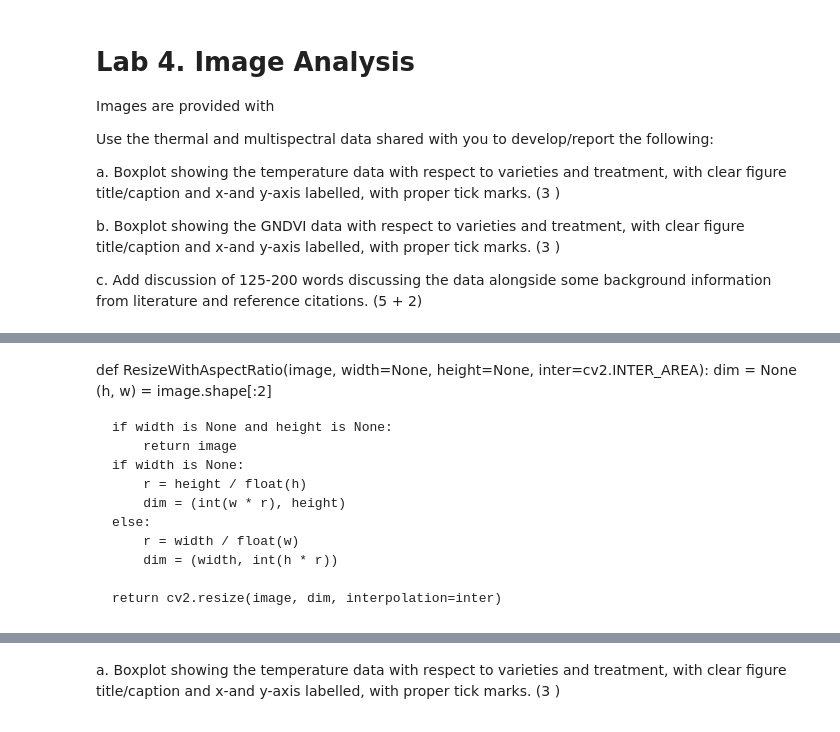
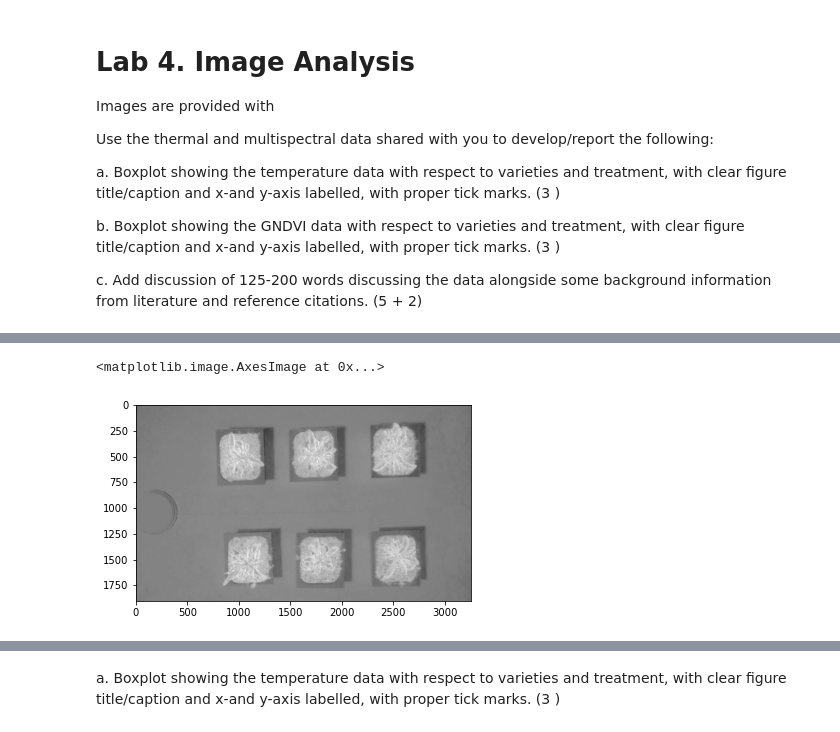
Before and after one commit to fieryWalrus1002/bsyse541_hw, a Jupyter notebook: lab4/lab4_image_analysis.ipynb, the cells around one changed output, grey strips where cells are left out. Saved outputs shown, nothing was run; the diff lists cells and outputs as text; code cells hidden in the pictures.

```diff
--- a/lab4/lab4_image_analysis.ipynb
+++ b/lab4/lab4_image_analysis.ipynb
@@ -23,9 +68,13 @@ import numpy as np
 # %%
+improc = ImageProcessing()
+pc = PlotCoordinates()
+
 # import the images
 # WT, ABAL, and OST22D Drought and Control
 # ['data\\raw\\ABAL_Control.JPG', 'data\\raw\\ABAL_Drought.JPG', 'data\\raw\\OST22D_Control.JPG', 'data\\raw\\OST22D_Drought.JPG', 'data\\raw\\WT-Control.JPG', 'data\\raw\\WT_Drought.JPG']
 # y, x, z
-images = [cv.imread(str(imagepath), cv.IMREAD_UNCHANGED)[900:2800, 1250:4500, :] for imagepath in pathlib.Path('./data/raw/').glob('*.JPG')]
+imagepaths =  list(pathlib.Path('./data/raw/').glob('*.JPG'))
+images = [cv.imread(str(imagepath), cv.IMREAD_UNCHANGED)[900:2800, 1250:4500, :] for imagepath in imagepaths]
 print(images[0].shape)
 
 # (NIR, G, B) order
@@ -36,5 +85,14 @@ images_ngb = [cv.cvtColor(image, cv.COLOR_BGR2RGB) for image in images]
 
 # grayscale images
 images_grayscale = [cv.cvtColor(image, cv.COLOR_BGR2GRAY) for image in images]
+
+print(imagepaths)
+type_dict = {0:{"gt": "ABAL", "treatment":"control"},
+             1:{"gt": "ABAL", "treatment":"drought"},
+             2:{"gt": "OST22D", "treatment":"control"},
+             3:{"gt": "OST22D", "treatment":"drought"},
+             4:{"gt": "WT", "treatment":"control"},
+             5:{"gt": "WT", "treatment":"drought"},
+            }
 # %% [output]
 (1900, 3250, 3)
@@ -159,15 +213,0 @@ plt.imshow(images_ngb_contours[0], cmap="gray")
-# %% [markdown]
-def ResizeWithAspectRatio(image, width=None, height=None, inter=cv2.INTER_AREA):
-    dim = None
-    (h, w) = image.shape[:2]
-
-    if width is None and height is None:
-        return image
-    if width is None:
-        r = height / float(h)
-        dim = (int(w * r), height)
-    else:
-        r = width / float(w)
-        dim = (width, int(h * r))
-
-    return cv2.resize(image, dim, interpolation=inter)
@@ -251,0 +214,7 @@ def load_img(self, channel_name: str):
+# %%
+# calculate gndvi
+gndvi_imgs = [improc.calc_spec_idx(combo=(0, 2), bands=img) for img in images_ngb]
+plt.imshow(gndvi_imgs[0], cmap="gray")
+# %% [output]
+<matplotlib.image.AxesImage at 0x...>
+[figure, added]
```
Also changed, not shown: parts of 23 cells of this notebook, 8 other files.
